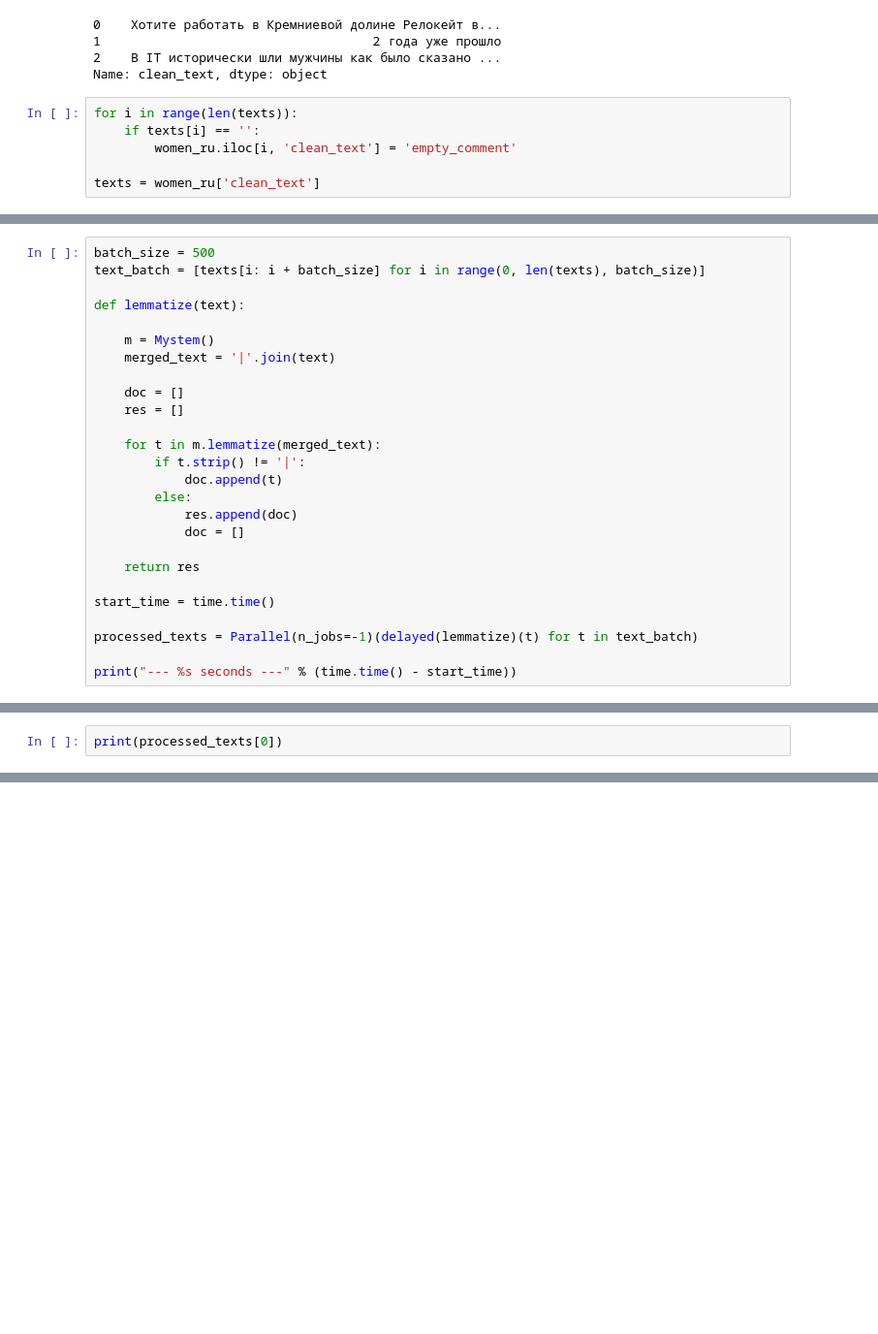
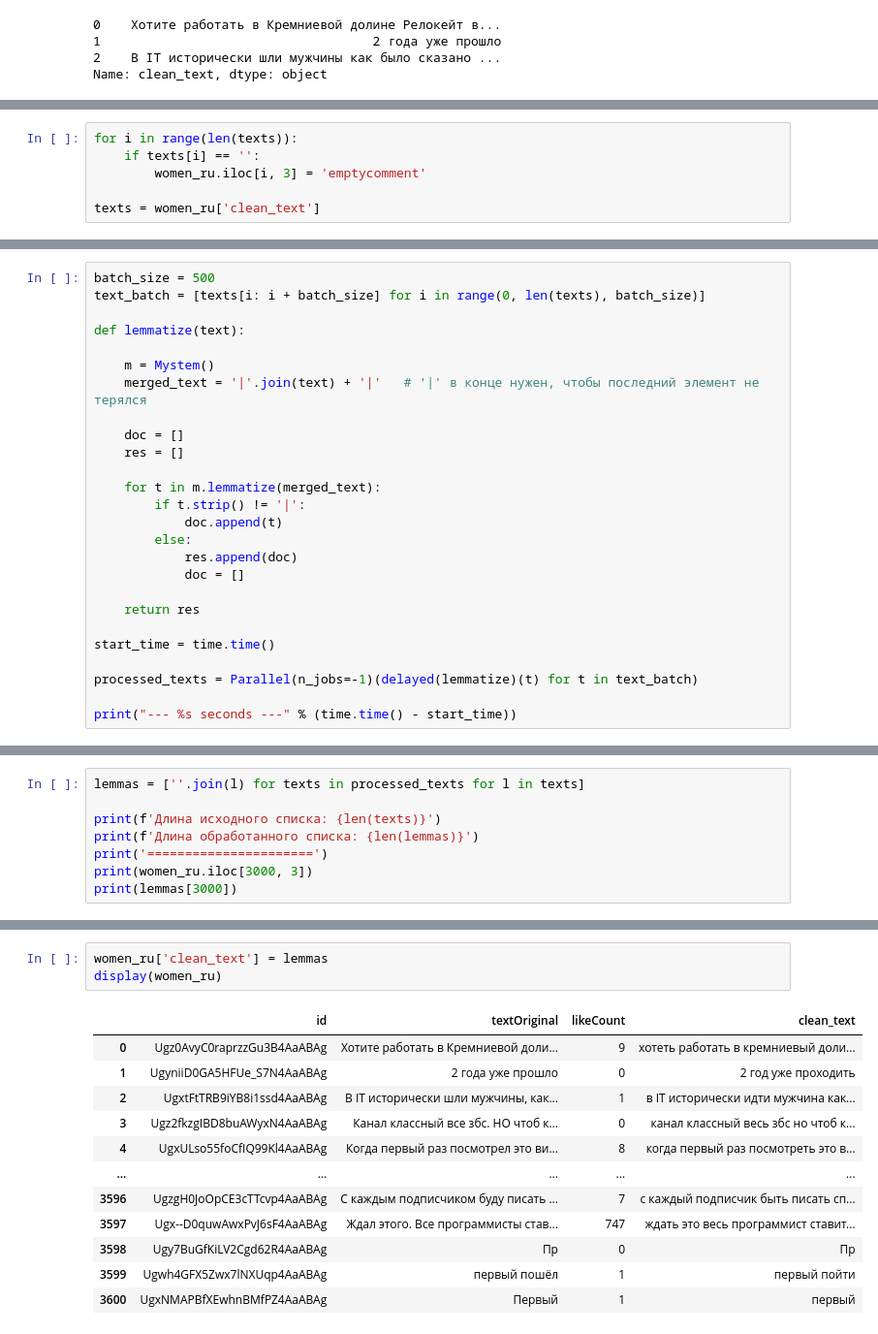
Before and after one commit to ekhavronina/YT_comments, a Jupyter notebook: women_ru.ipynb, the cells around one changed output, grey strips where cells are left out. Shown: that part at 97% size. Drawn from its saved outputs; the diff is of its cells as text; blank space fills up the shorter version.

```diff
--- a/women_ru.ipynb
+++ b/women_ru.ipynb
@@ -149,9 +148,3 @@ print(texts[0:3])
 1                                    2 года уже прошло
 2    В IT исторически шли мужчины как было сказано ...
 Name: clean_text, dtype: object
-# %%
-for i in range(len(texts)):
-    if texts[i] == '':
-        women_ru.iloc[i, 'clean_text'] = 'empty_comment'
-
-texts = women_ru['clean_text']
@@ -157,0 +153,6 @@ texts = women_ru['clean_text']
+# %%
+for i in range(len(texts)):
+    if texts[i] == '':
+        women_ru.iloc[i, 3] = 'emptycomment'
+
+texts = women_ru['clean_text']
@@ -162,7 +165,7 @@ text_batch = [texts[i: i + batch_size] for i in range(0, len(texts), batch_size)
 def lemmatize(text):
 
     m = Mystem()
-    merged_text = '|'.join(text)
+    merged_text = '|'.join(text) + '|'   # '|' в конце нужен, чтобы последний элемент не терялся
 
     doc = []
     res = []
@@ -186,3 +191,9 @@ print("--- %s seconds ---" % (time.time() - start_time))
 # %%
-print(processed_texts[0])
+lemmas = [''.join(l) for texts in processed_texts for l in texts]
+
+print(f'Длина исходного списка: {len(texts)}')
+print(f'Длина обработанного списка: {len(lemmas)}')
+print('======================')
+print(women_ru.iloc[3000, 3])
+print(lemmas[3000])
 # %% [output]
@@ -189,0 +205,16 @@ print(processed_texts[0])
+# %%
+women_ru['clean_text'] = lemmas
+display(women_ru)
+# %% [output]
+|  | id | textOriginal | likeCount | clean_text |
+| 0 | Ugz0AvyC0raprzzGu3B4AaABAg | Хотите работать в Кремниевой доли... | 9 | хотеть работать в кремниевый доли... |
+| 1 | UgyniiD0GA5HFUe_S7N4AaABAg | 2 года уже прошло | 0 | 2 год уже проходить |
+| 2 | UgxtFtTRB9iYB8i1ssd4AaABAg | В IT исторически шли мужчины, как... | 1 | в IT исторически идти мужчина как... |
+| 3 | Ugz2fkzgIBD8buAWyxN4AaABAg | Канал классный все збс. НО чтоб к... | 0 | канал классный весь збс но чтоб к... |
+| 4 | UgxULso55foCfIQ99Kl4AaABAg | Когда первый раз посмотрел это ви... | 8 | когда первый раз посмотреть это в... |
+| ... | ... | ... | ... | ... |
+| 3596 | UgzgH0JoOpCE3cTTcvp4AaABAg | С каждым подписчиком буду писать ... | 7 | с каждый подписчик быть писать сп... |
+| 3597 | Ugx--D0quwAwxPvJ6sF4AaABAg | Ждал этого. Все программисты став... | 747 | ждать это весь программист ставит... |
+| 3598 | Ugy7BuGfKiLV2Cgd62R4AaABAg | Пр | 0 | Пр |
+| 3599 | Ugwh4GFX5Zwx7lNXUqp4AaABAg | первый пошёл | 1 | первый пойти |
+| 3600 | UgxNMAPBfXEwhnBMfPZ4AaABAg | Первый | 1 | первый |
```
Also changed, not shown: parts of 8 cells of this notebook.
